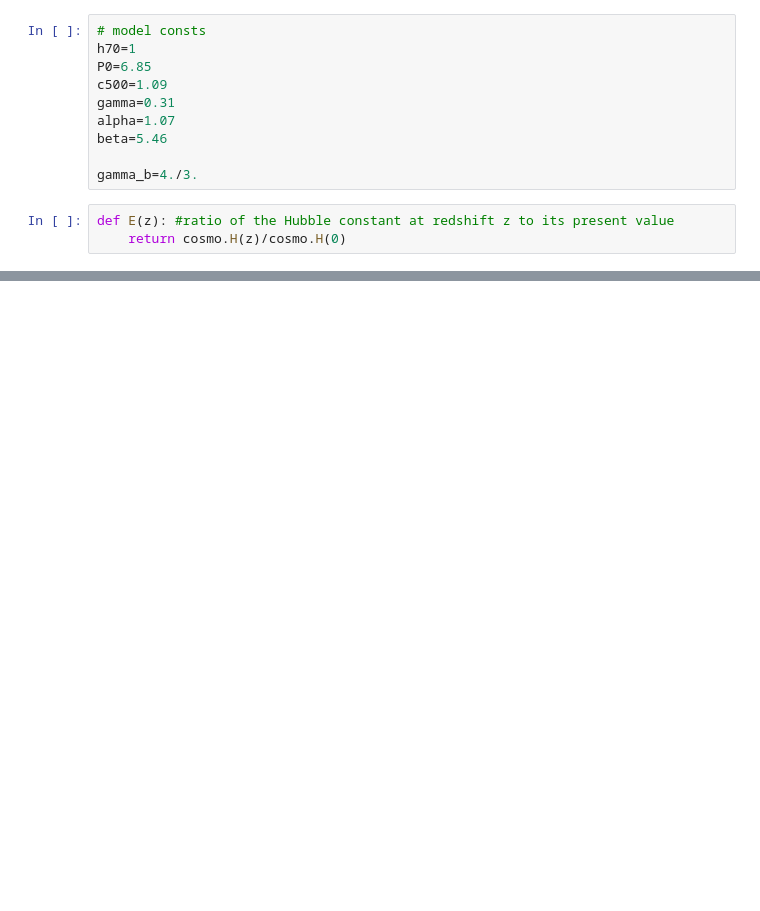
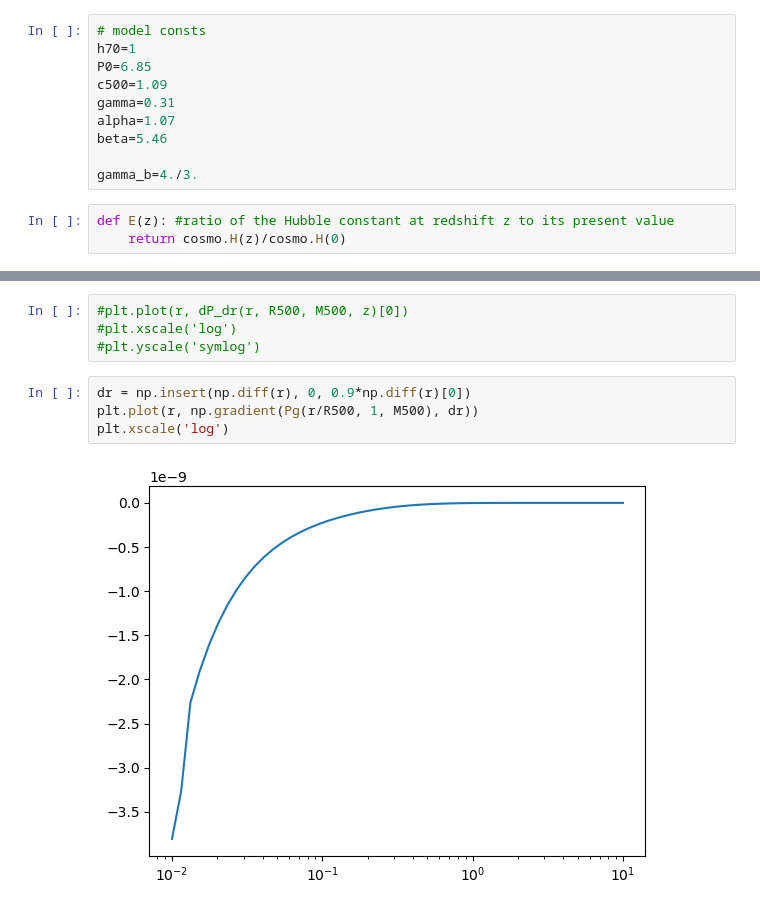
Before and after one commit to eleanorstuart/thermo-idm, a Jupyter notebook: Iqbal_AGN_heating.ipynb, the cells around one changed output, grey strips where cells are left out. Drawn from its saved outputs; the diff is of its cells as text; blank space fills up the shorter version.

```diff
--- a/Iqbal_AGN_heating.ipynb
+++ b/Iqbal_AGN_heating.ipynb
@@ -57,0 +145,10 @@ array([nan])
+# %%
+#plt.plot(r, dP_dr(r, R500, M500, z)[0])
+#plt.xscale('log')
+#plt.yscale('symlog')
+# %%
+dr = np.insert(np.diff(r), 0, 0.9*np.diff(r)[0])
+plt.plot(r, np.gradient(Pg(r/R500, 1, M500), dr))
+plt.xscale('log')
+# %% [output]
+[figure, added]
```
Also changed, not shown: parts of 20 cells of this notebook.
